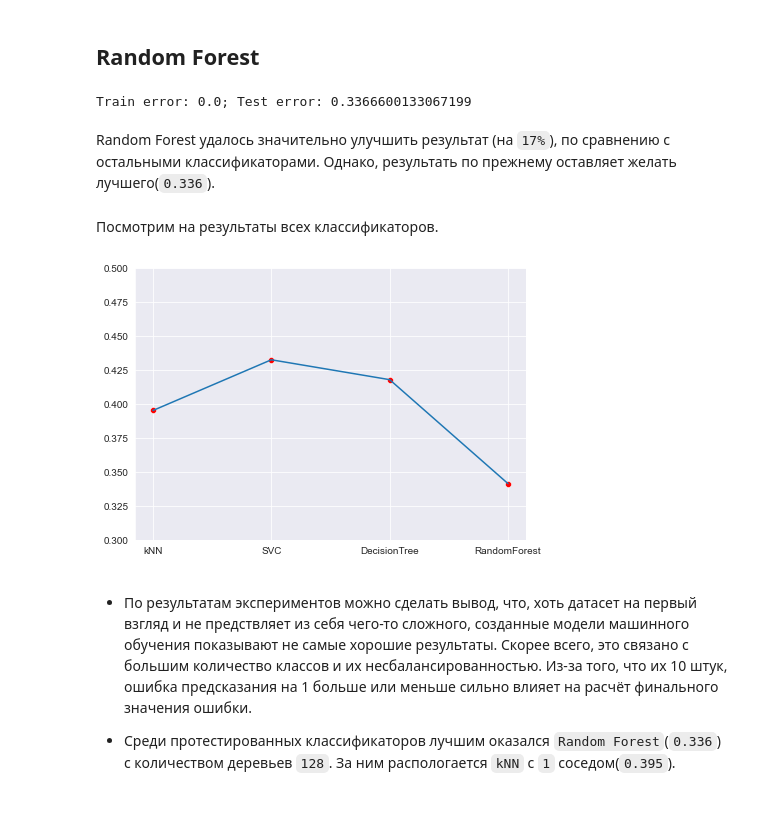
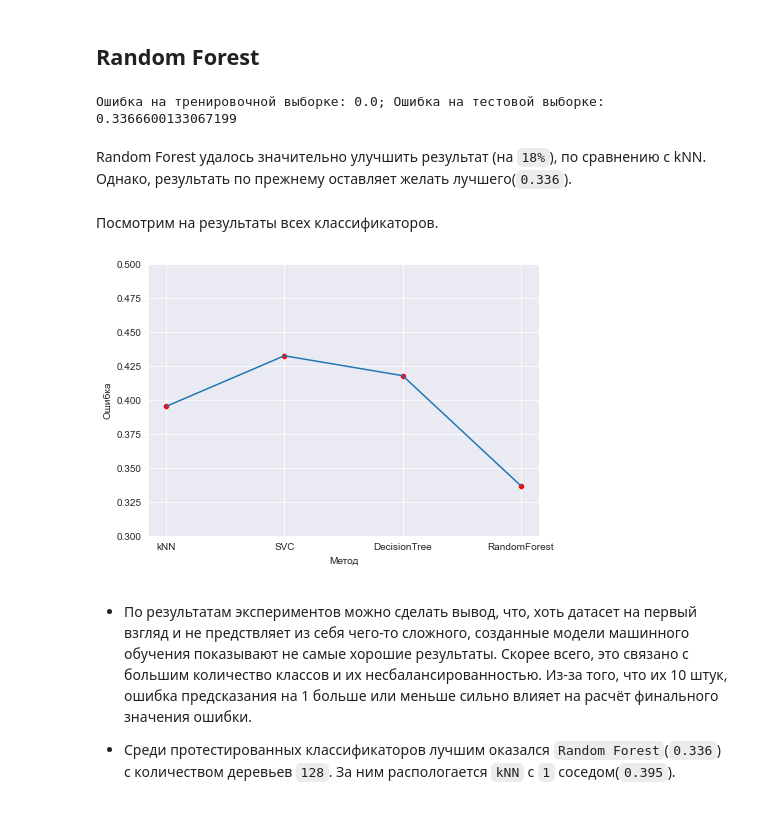
Before and after one commit to Gekata-2/Uglinskii_Bogdan_ML, a Jupyter notebook: labML_Uglinskii.ipynb, the cells around one changed output. Cells and saved outputs as stored; diff of their text form; code cells hidden in the pictures.

```diff
--- a/labML_Uglinskii.ipynb
+++ b/labML_Uglinskii.ipynb
@@ -560,29 +565,31 @@ random_forest.fit(X_train,y_train)
 
 train_err = np.mean(y_train!=random_forest.predict(X_train))
 test_err = np.mean(y_test!=random_forest.predict(X_test))
-print(f"Train error: {train_err}; Test error: {test_err}")
+print(f"Ошибка на тренировочной выборке: {train_err}; Ошибка на тестовой выборке: {test_err}")
 classifiers_results.append(["RandomForest",test_err])
 # %% [output]
-Train error: 0.0; Test error: 0.3366600133067199
+Ошибка на тренировочной выборке: 0.0; Ошибка на тестовой выборке: 0.3366600133067199
 # %% [markdown]
-Random Forest удалось значительно улучшить результат (на `17%`), по сравнению с остальными классификаторами. Однако, результать по прежнему оставляет желать лучшего(`0.336`).
+Random Forest удалось значительно улучшить результат (на `18%`), по сравнению с kNN. Однако, результать по прежнему оставляет желать лучшего(`0.336`).
 # %% [markdown]
 Посмотрим на результаты всех классификаторов.
 # %%
 classifiers_names=[]
 classifiers_err=[]
 for elem in classifiers_results:
     classifiers_names.append(elem[0])
     classifiers_err.append(elem[1])
 
 plt.figure(figsize=(7,5))
 sns.set_style("darkgrid")
 sns.scatterplot(x=classifiers_names,y=classifiers_err,color='red')
 sns.lineplot(x=classifiers_names,y=classifiers_err)
 plt.ylim([0.30,0.5])
+plt.xlabel("Метод")
+plt.ylabel("Ошибка")
 pass
 # %% [output]
-[figure, old version]
+[figure, new version]
 # %% [markdown]
 - По результатам экспериментов можно сделать вывод, что, хоть датасет на первый взгляд и не предствляет из себя чего-то сложного, созданные модели машинного обучения показывают не самые хорошие результаты. Скорее всего, это связано с большим количество классов и их несбалансированностью. Из-за того, что их 10 штук, ошибка предсказания на 1 больше или меньше сильно влияет на расчёт финального значения ошибки.
 
```
Also changed, not shown: parts of 56 cells of this notebook.
